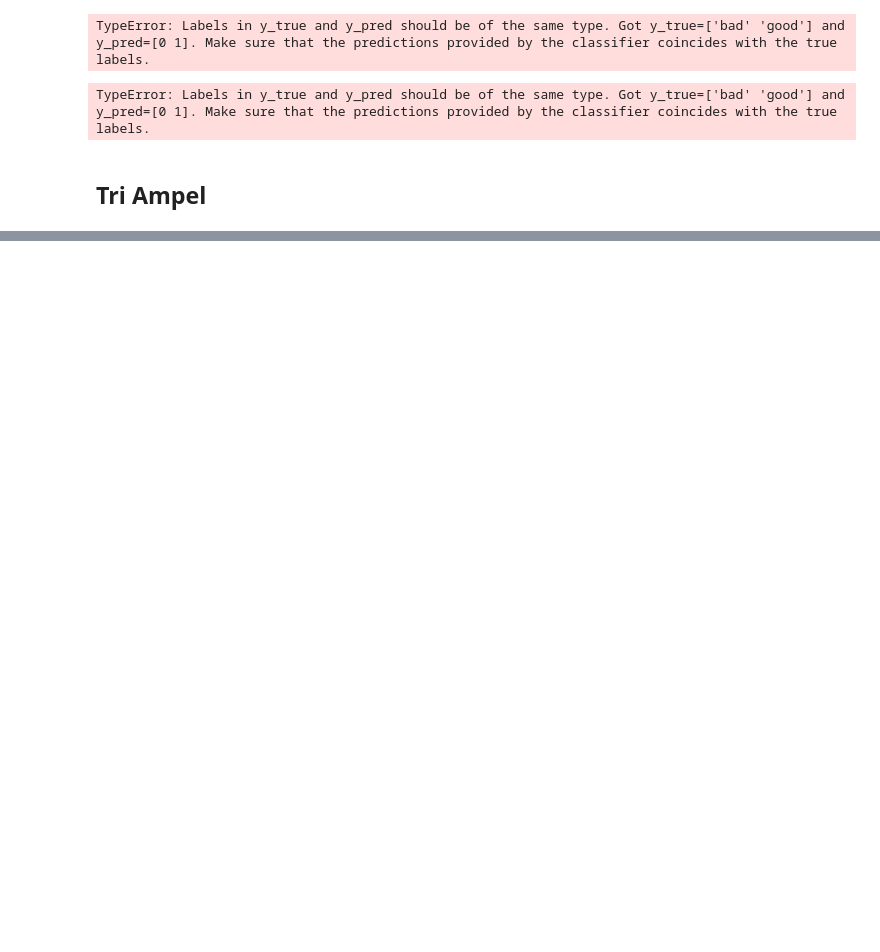
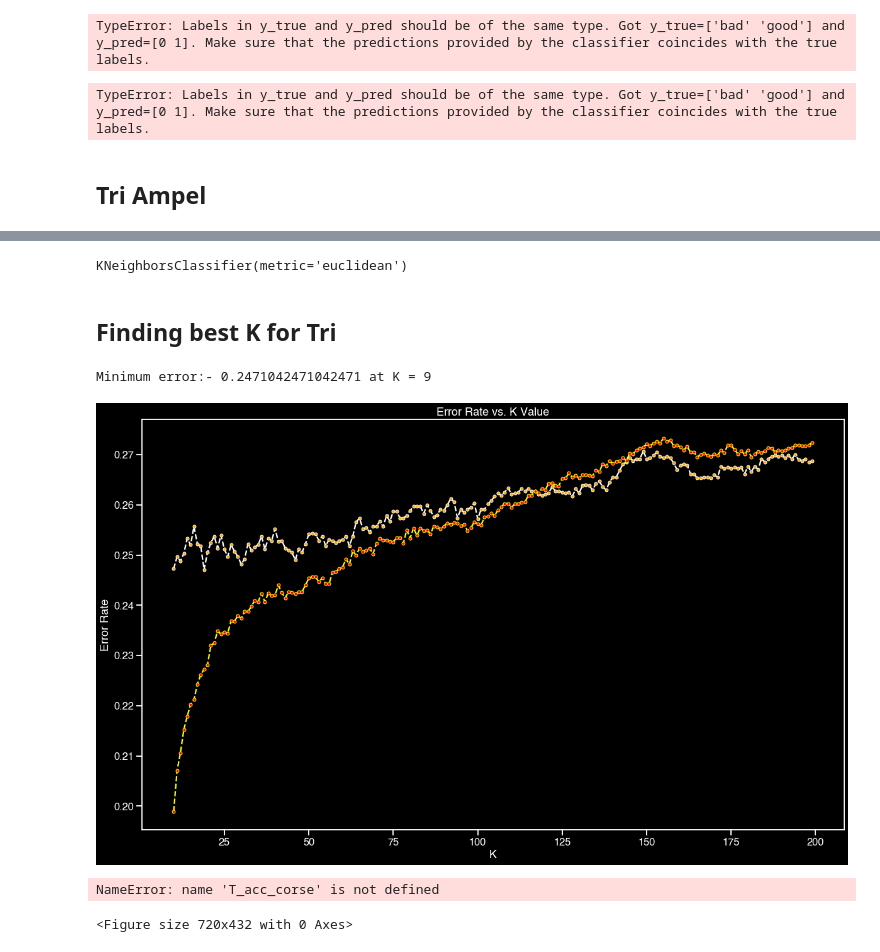
Before and after one commit to sm4rtm4art/airquality, a Jupyter notebook: classifier_KNN.ipynb, the cells around one changed output, grey strips where cells are left out. Cells and saved outputs as stored; diff of their text form; code cells hidden in the pictures; blank space fills up the shorter version.

```diff
--- a/classifier_KNN.ipynb
+++ b/classifier_KNN.ipynb
@@ -448,0 +535,5 @@ from sklearn.preprocessing import StandardScaler, MinMaxScaler
+# %%
+knn = KNeighborsClassifier(n_neighbors=5, metric='euclidean')
+knn.fit(X_train_scaled, np.ravel(y_train))
+# %% [output]
+KNeighborsClassifier(metric='euclidean')
@@ -448,0 +542,2 @@ from sklearn.preprocessing import StandardScaler, MinMaxScaler
+# %% [markdown]
+## Finding best K for Tri
@@ -448,0 +555,13 @@ from sklearn.preprocessing import StandardScaler, MinMaxScaler
+# %%
+plt.figure(figsize=(20,12))
+plt.plot(range(10,200),error_rate,color='white', linestyle='dashed',
+        marker='o',markerfacecolor='orange', markersize=5)
+plt.plot(range(10,200),error_rate_t,color='yellow', linestyle='dashed',
+        marker='o',markerfacecolor='red', markersize=5)
+plt.title('Error Rate vs. K Value')
+plt.xlabel('K')
+plt.ylabel('Error Rate')
+print("Minimum error:-",min(error_rate),"at K =",error_rate.index(min(error_rate)))
+# %% [output]
+Minimum error:- 0.2471042471042471 at K = 9
+[figure, added]
@@ -448,0 +579,16 @@ from sklearn.preprocessing import StandardScaler, MinMaxScaler
+# %%
+plt.figure(figsize=(10,6))
+plt.plot(range(75,200),T_acc_corse,color='white', linestyle='dashed',
+        marker='o',markerfacecolor='orange', markersize=6)
+plt.plot(range(75,200),T_acct_corse,color='yellow', linestyle='dashed',
+        marker='o',markerfacecolor='red', markersize=6)
+plt.title("accuracy vs. K Value")
+plt.xlabel('K')
+plt.ylabel('Accuracy')
+plt.legend(["Train", "Test"],fontsize=30)
+
+print("(test)Maximum accuracy:-",max(T_acc_corse),"at K =",acc_corse.index(max(T_acc_corse)))
+print("(Train)Maximum accuracy:-",max(T_acct_corse),"at K =",acct_corse.index(max(T_acct_corse)))
+# %% [output]
+NameError: name 'T_acc_corse' is not defined
+<Figure size 720x432 with 0 Axes>
```
Also changed, not shown: parts of 31 cells of this notebook, 1 other file.
